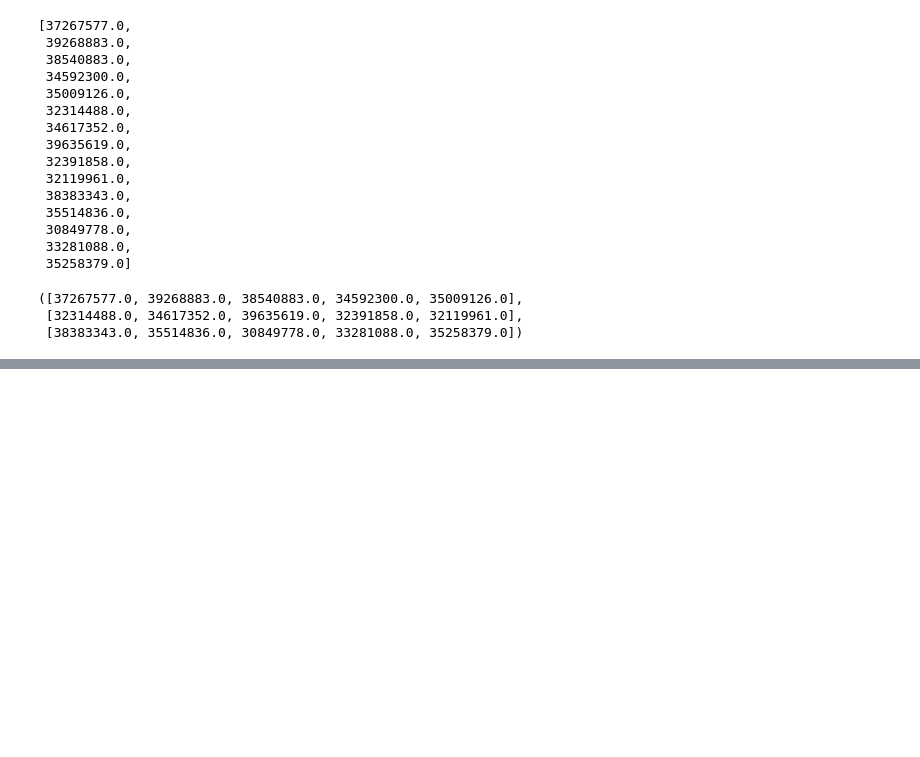
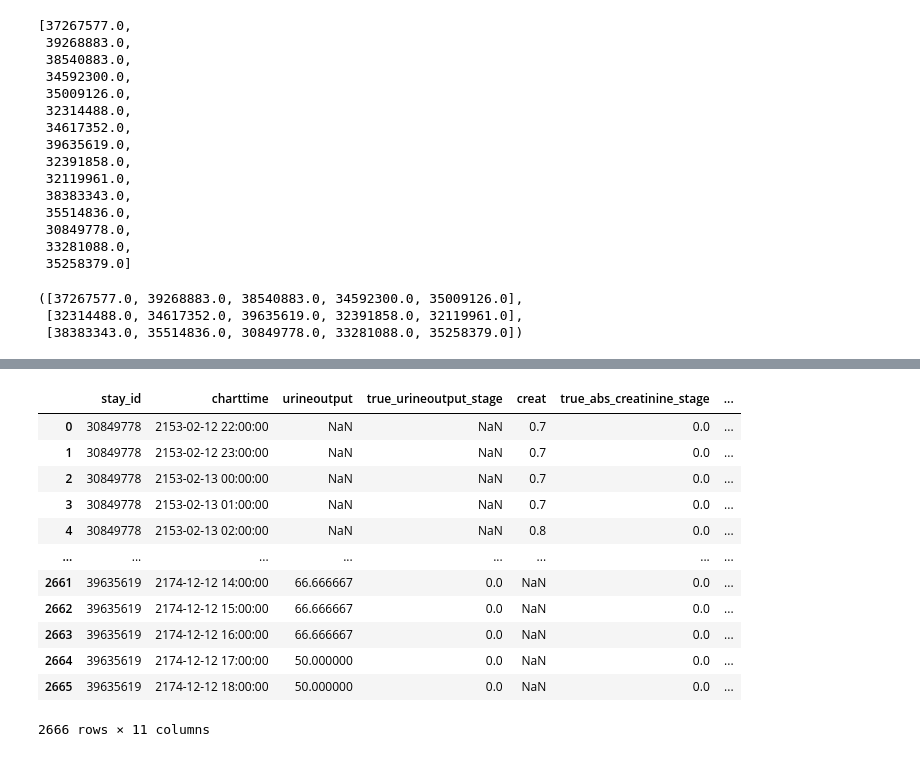
Before and after one commit to aidh-ms/pyAKI, a Jupyter notebook: prepare_tests_for_physicians.ipynb, the cells around one changed output, grey strips where cells are left out. Saved outputs shown, nothing was run; the diff lists cells and outputs as text; code cells hidden in the pictures; blank space fills up the shorter version.

```diff
--- a/prepare_tests_for_physicians.ipynb
+++ b/prepare_tests_for_physicians.ipynb
@@ -52,0 +105,59 @@ set_1, set_2, set_3
+# %%
+# convert stay_id to int
+validation.stay_id = validation.stay_id.astype(int)
+# %%
+def define_true_label(row, label):
+    if label == "stage":
+        human_label = "human_" + label
+        machine_label = "machine_" + label
+        vote_label = label + "_vote"
+    else:
+        human_label = "human_" + label + "_stage"
+        machine_label = "machine_" + label + "_stage"
+        vote_label = label + "_stage" + "_vote"
+    if label == "abs_creatinine" or label == "rel_creatinine":
+        vote_label = "creatinine_" + "stage" + "_vote"
+
+    if row[human_label] == row[machine_label]:
+        return row[machine_label]
+    elif row[human_label] != row[machine_label]:
+        return row[vote_label]
+    else:
+        raise ValueError("Something went wrong")
+
+validation['true_urineoutput_stage'] = validation.apply(lambda row: define_true_label(row, 'urineoutput'), axis=1)
+# %%
+validation['true_abs_creatinine_stage'] = validation.apply(lambda row: define_true_label(row, 'abs_creatinine'), axis=1)
+validation['true_rel_creatinine_stage'] = validation.apply(lambda row: define_true_label(row, 'rel_creatinine'), axis=1)
+validation['true_crrt_stage'] = validation.apply(lambda row: define_true_label(row, 'crrt'), axis=1)
+validation['true_stage'] = validation.apply(lambda row: define_true_label(row, 'stage'), axis=1)
+# %%
+validation = validation[[
+    "stay_id",
+    "charttime",
+    "urineoutput",
+    "true_urineoutput_stage",
+    "creat",
+    "true_abs_creatinine_stage",
+    "true_rel_creatinine_stage",
+    "weight",
+    "crrt_status",
+    "true_crrt_stage",
+    "true_stage"
+]].copy()
+# %%
+validation
+# %% [output]
+|  | stay_id | charttime | urineoutput | true_urineoutput_stage | creat | true_abs_creatinine_stage | ... |
+| 0 | 30849778 | 2153-02-12 22:00:00 | NaN | NaN | 0.7 | 0.0 | ... |
+| 1 | 30849778 | 2153-02-12 23:00:00 | NaN | NaN | 0.7 | 0.0 | ... |
+| 2 | 30849778 | 2153-02-13 00:00:00 | NaN | NaN | 0.7 | 0.0 | ... |
+| 3 | 30849778 | 2153-02-13 01:00:00 | NaN | NaN | 0.7 | 0.0 | ... |
+| 4 | 30849778 | 2153-02-13 02:00:00 | NaN | NaN | 0.8 | 0.0 | ... |
+| ... | ... | ... | ... | ... | ... | ... | ... |
+| 2661 | 39635619 | 2174-12-12 14:00:00 | 66.666667 | 0.0 | NaN | 0.0 | ... |
+| 2662 | 39635619 | 2174-12-12 15:00:00 | 66.666667 | 0.0 | NaN | 0.0 | ... |
+| 2663 | 39635619 | 2174-12-12 16:00:00 | 66.666667 | 0.0 | NaN | 0.0 | ... |
+| 2664 | 39635619 | 2174-12-12 17:00:00 | 50.000000 | 0.0 | NaN | 0.0 | ... |
+| 2665 | 39635619 | 2174-12-12 18:00:00 | 50.000000 | 0.0 | NaN | 0.0 | ... |
+2666 rows × 11 columns
```
Also changed, not shown: parts of 8 cells of this notebook, 14 other files.
